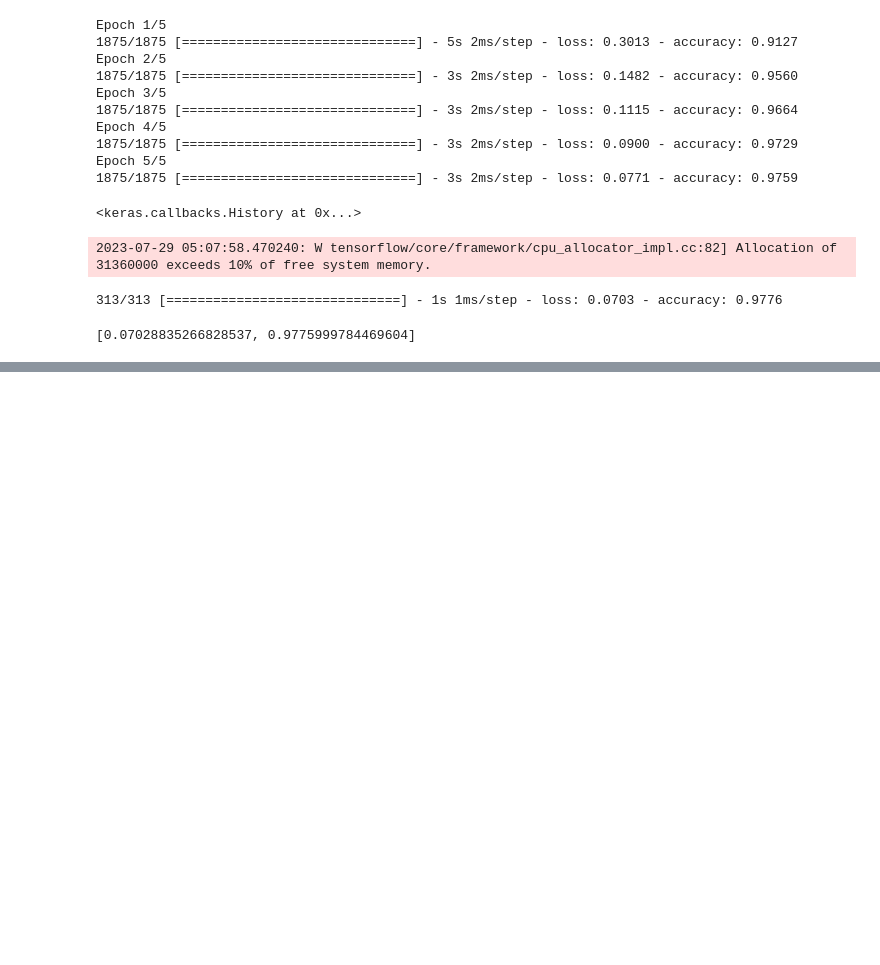
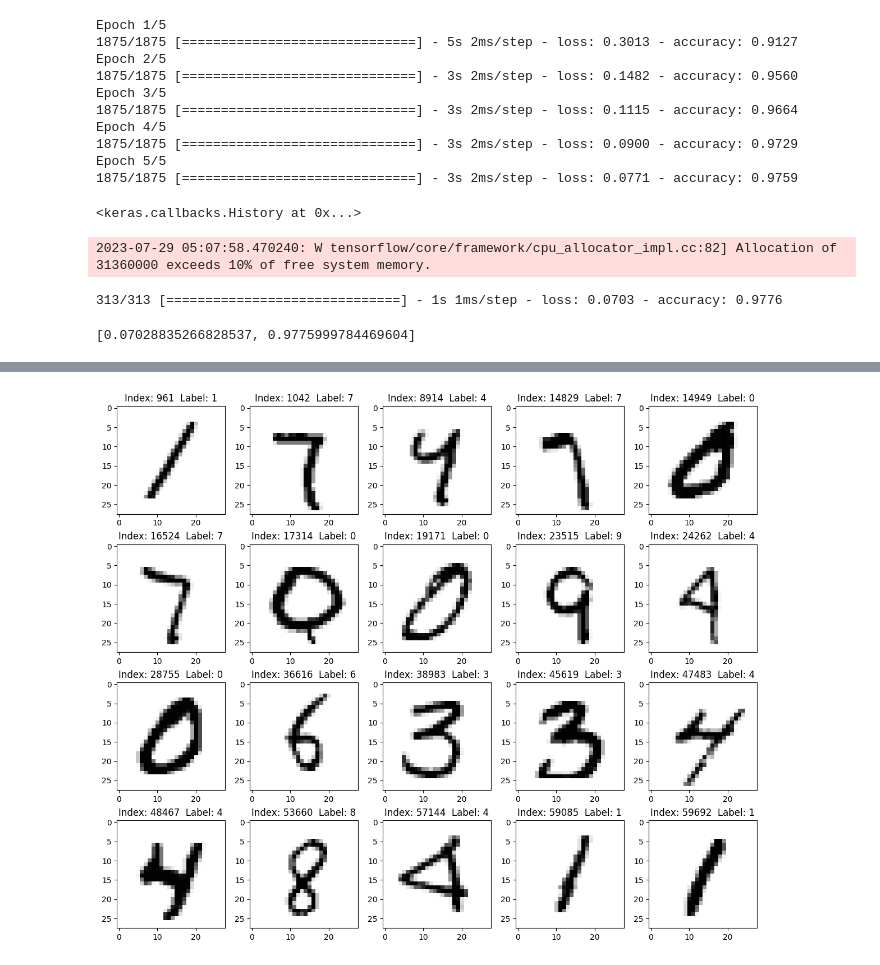
Before and after one commit to chatkang/code-jupyter, a Jupyter notebook: notebooks/mnist-digit.ipynb, the cells around one changed output, grey strips where cells are left out. Saved outputs shown, nothing was run; the diff lists cells and outputs as text; code cells hidden in the pictures; blank space fills up the shorter version.

```diff
--- a/notebooks/mnist-digit.ipynb
+++ b/notebooks/mnist-digit.ipynb
@@ -59,0 +147,24 @@ model.evaluate(x_test, y_test)
+# %%
+###############################################
+#랜덤하게 20개의 훈련용 자료를 그려 보자.
+from random import sample
+
+nrows, ncols = 4, 5 #출력 가로 세로 수
+idx = sorted(sample(range(len(x_train)), nrows * ncols)) # 출력할 첨자 선정
+#print(idx)
+
+count = 0
+plt.figure(figsize=(12, 10))
+
+for n in idx:
+    count += 1
+    plt.subplot(nrows, ncols, count)
+    tmp = "Index: " + str(n) + "  Label: " + str(y_train[n])
+    plt.title(tmp)
+    plt.imshow(x_train[n], cmap='Greys')
+
+plt.tight_layout()
+plt.show()
+###############################################
+# %% [output]
+[figure, added]
```
Also changed, not shown: parts of 7 cells of this notebook.
